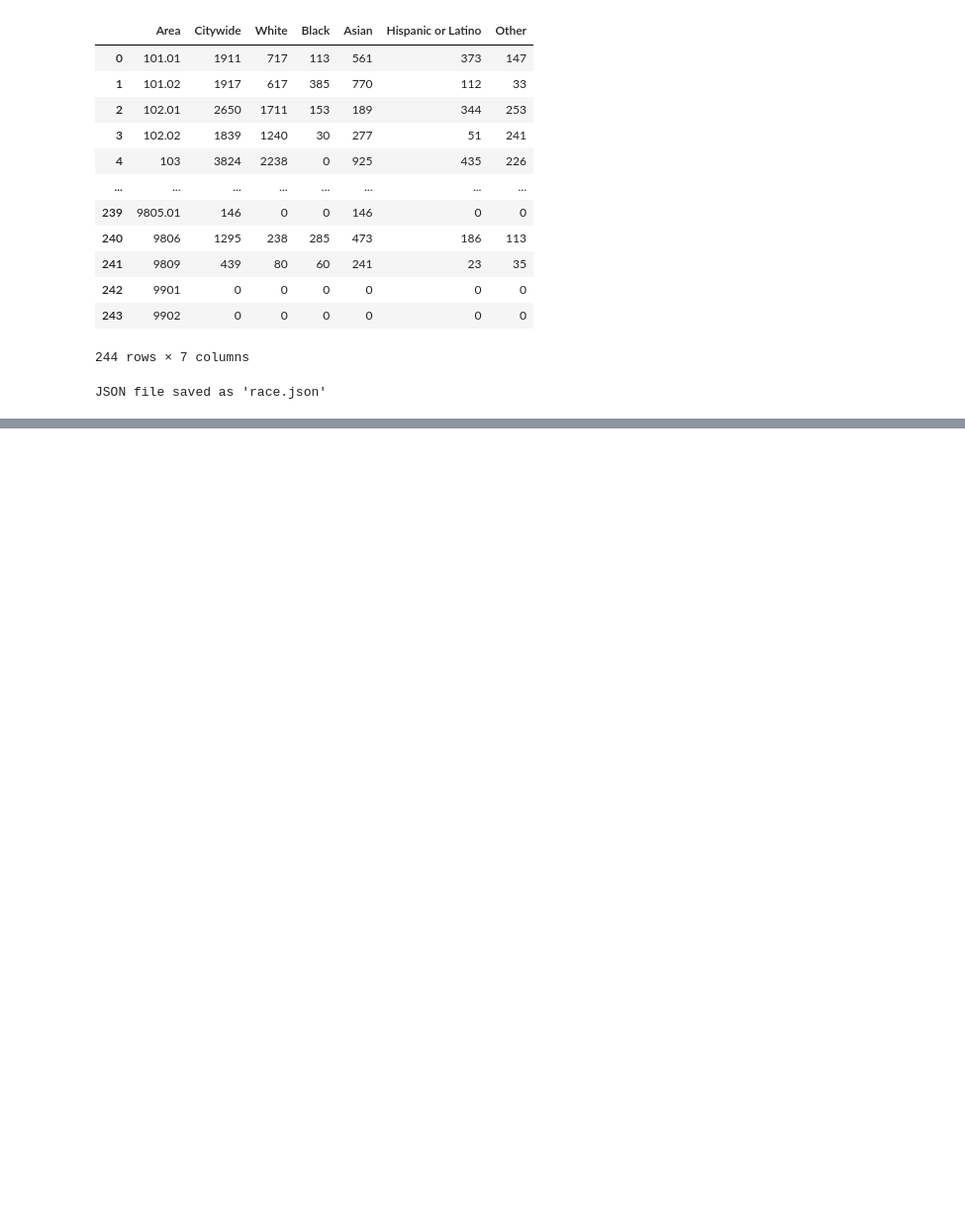
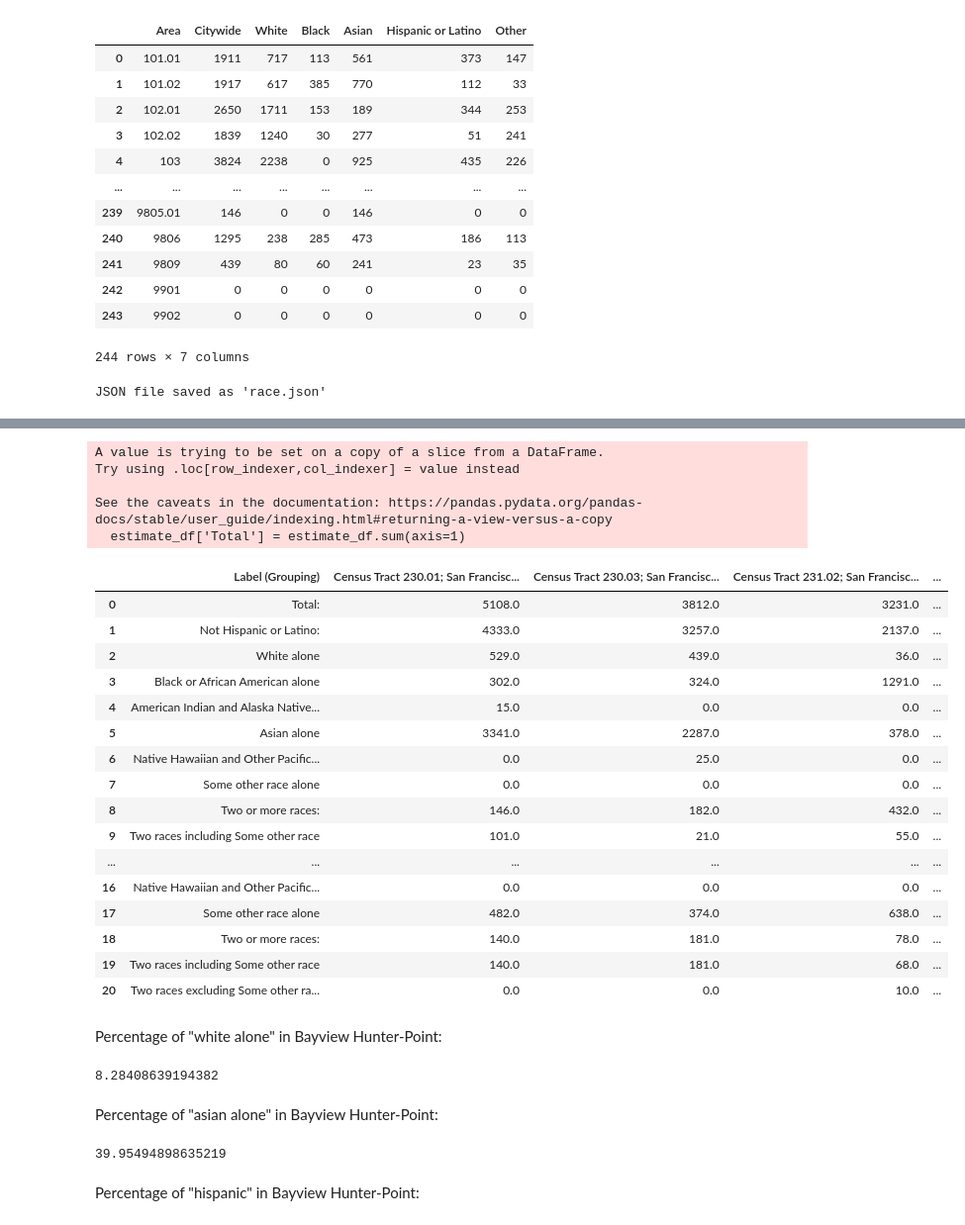
Before and after one commit to MissionLocal/2026-neighborhood-maps, a Jupyter notebook: docs/bayview-data/analysis/race/race-2024.ipynb, the cells around one changed output, grey strips where cells are left out. Shown at 99% size. Saved outputs shown, nothing was run; the diff lists cells and outputs as text; code cells hidden in the pictures; blank space fills up the shorter version.

```diff
--- a/docs/bayview-data/analysis/race/race-2024.ipynb
+++ b/docs/bayview-data/analysis/race/race-2024.ipynb
@@ -164,0 +432,43 @@ JSON file saved as 'race.json'
+# %%
+# I want to add every value at row 0 and add them together in a Total column, same for row 1, etc.
+
+estimate_df['Total'] = estimate_df.sum(axis=1)
+
+estimate_df
+# %% [output]
+A value is trying to be set on a copy of a slice from a DataFrame.
+Try using .loc[row_indexer,col_indexer] = value instead
+
+See the caveats in the documentation: https://pandas.pydata.org/pandas-docs/stable/user_guide/indexing.html#returning-a-view-versus-a-copy
+  estimate_df['Total'] = estimate_df.sum(axis=1)
+|  | Label (Grouping) | Census Tract 230.01; San Francisc... | Census Tract 230.03; San Francisc... | Census Tract 231.02; San Francisc... | ... |
+| 0 | Total: | 5108.0 | 3812.0 | 3231.0 | ... |
+| 1 | Not Hispanic or Latino: | 4333.0 | 3257.0 | 2137.0 | ... |
+| 2 | White alone | 529.0 | 439.0 | 36.0 | ... |
+| 3 | Black or African American alone | 302.0 | 324.0 | 1291.0 | ... |
+| 4 | American Indian and Alaska Native... | 15.0 | 0.0 | 0.0 | ... |
+| 5 | Asian alone | 3341.0 | 2287.0 | 378.0 | ... |
+| 6 | Native Hawaiian and Other Pacific... | 0.0 | 25.0 | 0.0 | ... |
+| 7 | Some other race alone | 0.0 | 0.0 | 0.0 | ... |
+| 8 | Two or more races: | 146.0 | 182.0 | 432.0 | ... |
+| 9 | Two races including Some other race | 101.0 | 21.0 | 55.0 | ... |
+| ... | ... | ... | ... | ... | ... |
+| 16 | Native Hawaiian and Other Pacific... | 0.0 | 0.0 | 0.0 | ... |
+| 17 | Some other race alone | 482.0 | 374.0 | 638.0 | ... |
+| 18 | Two or more races: | 140.0 | 181.0 | 78.0 | ... |
+| 19 | Two races including Some other race | 140.0 | 181.0 | 68.0 | ... |
+| 20 | Two races excluding Some other ra... | 0.0 | 0.0 | 10.0 | ... |
+# %% [markdown]
+Percentage of "white alone" in Bayview Hunter-Point:
+# %%
+3126.0 / 37735.0 * 100
+# %% [output]
+8.28408639194382
+# %% [markdown]
+Percentage of "asian alone" in Bayview Hunter-Point:
+# %%
+15077.0 / 37735.0 * 100
+# %% [output]
+39.95494898635219
+# %% [markdown]
+Percentage of "hispanic" in Bayview Hunter-Point:
```
Also changed, not shown: parts of 33 cells of this notebook, 2 other files.
